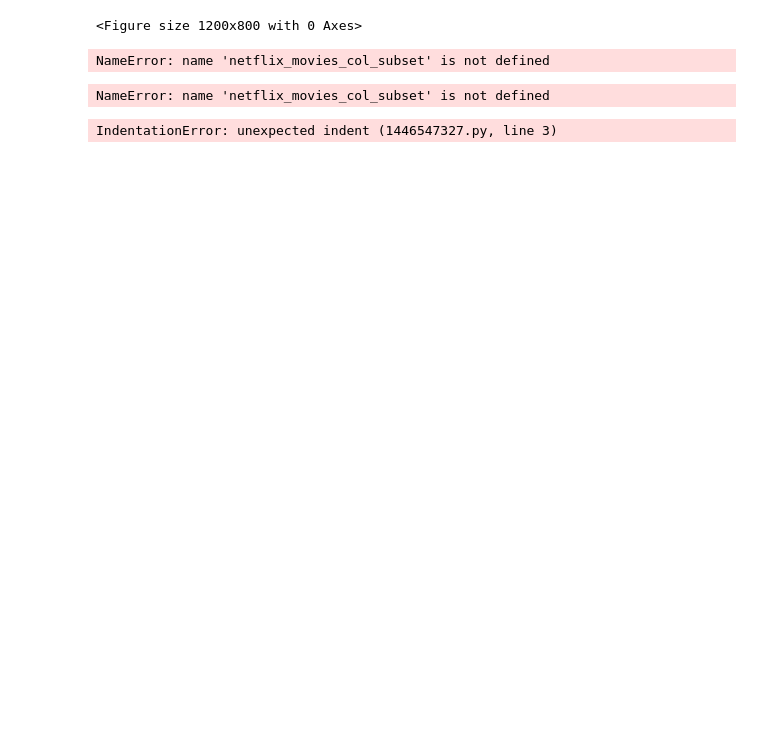
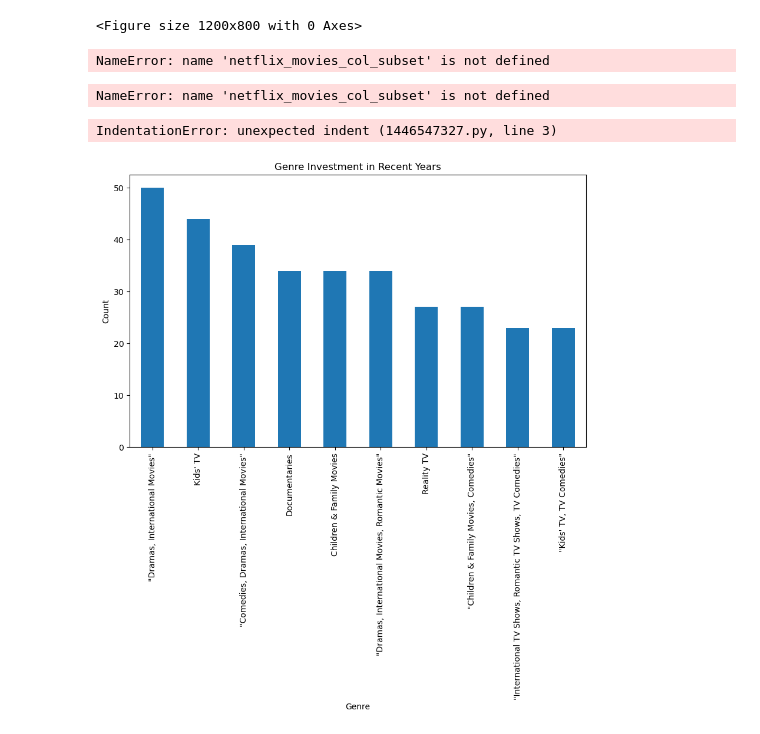
Before and after one commit to Mahmoudchebaane/projet-analyse, a Jupyter notebook: Index.ipynb, the cells around one changed output. Drawn from its saved outputs; the diff is of its cells as text; code cells hidden in the pictures; blank space fills up the shorter version.

```diff
--- a/Index.ipynb
+++ b/Index.ipynb
@@ -412,3 +412,18 @@ NameError: name 'netflix_movies_col_subset' is not defined
   df[df["type"] == "TV Series"][df["release year"] >= 2014]["title"].count())
 # %% [output]
 IndentationError: unexpected indent (1446547327.py, line 3)
+# %%
+subset = df[['release_year', 'listed_in', 'rating']]
+# %%
+current_year = pd.Timestamp.now().year
+recent_subset = subset[subset['release_year'] >= current_year - 5]
+# %%
+genre_counts = recent_subset['listed_in'].value_counts().head(10)
+plt.figure(figsize=(10, 6))
+genre_counts.plot(kind='bar')
+plt.title('Genre Investment in Recent Years')
+plt.xlabel('Genre')
+plt.ylabel('Count')
+plt.show()
+# %% [output]
+[figure, added]
```
Also changed, not shown: parts of 1 cell of this notebook, 3 other files.
